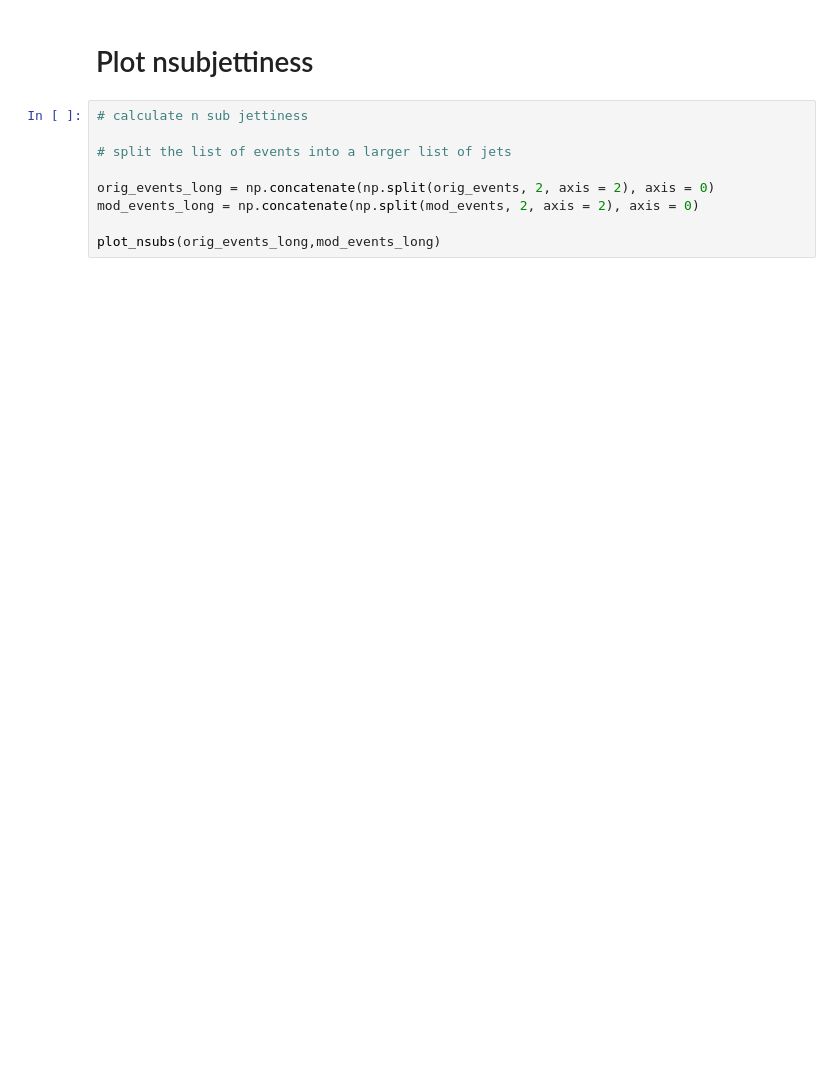
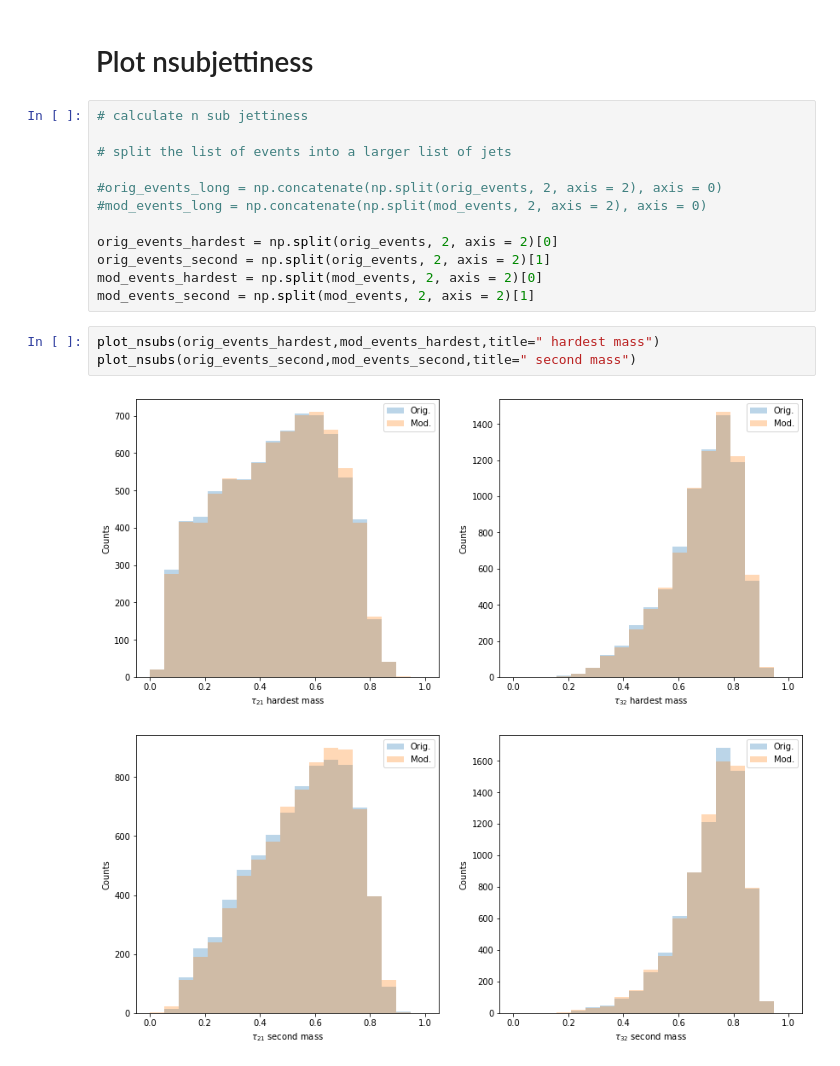
Before and after one commit to rmastand/JetCLR_AD, a Jupyter notebook: scripts/aug_testing.ipynb, the cells around one changed output. Saved outputs shown, nothing was run; the diff lists cells and outputs as text; blank space fills up the shorter version.

```diff
--- a/scripts/aug_testing.ipynb
+++ b/scripts/aug_testing.ipynb
@@ -119,7 +126,16 @@ for index_to_plot in range(9):
 
 # split the list of events into a larger list of jets
 
-orig_events_long = np.concatenate(np.split(orig_events, 2, axis = 2), axis = 0)
-mod_events_long = np.concatenate(np.split(mod_events, 2, axis = 2), axis = 0)
+#orig_events_long = np.concatenate(np.split(orig_events, 2, axis = 2), axis = 0)
+#mod_events_long = np.concatenate(np.split(mod_events, 2, axis = 2), axis = 0)
 
-plot_nsubs(orig_events_long,mod_events_long)
+orig_events_hardest = np.split(orig_events, 2, axis = 2)[0]
+orig_events_second = np.split(orig_events, 2, axis = 2)[1]
+mod_events_hardest = np.split(mod_events, 2, axis = 2)[0]
+mod_events_second = np.split(mod_events, 2, axis = 2)[1]
+# %%
+plot_nsubs(orig_events_hardest,mod_events_hardest,title=" hardest mass")
+plot_nsubs(orig_events_second,mod_events_second,title=" second mass")
+# %% [output]
+[figure, added]
+[figure, added]
```
Also changed, not shown: parts of 5 cells of this notebook, 6 other files.
